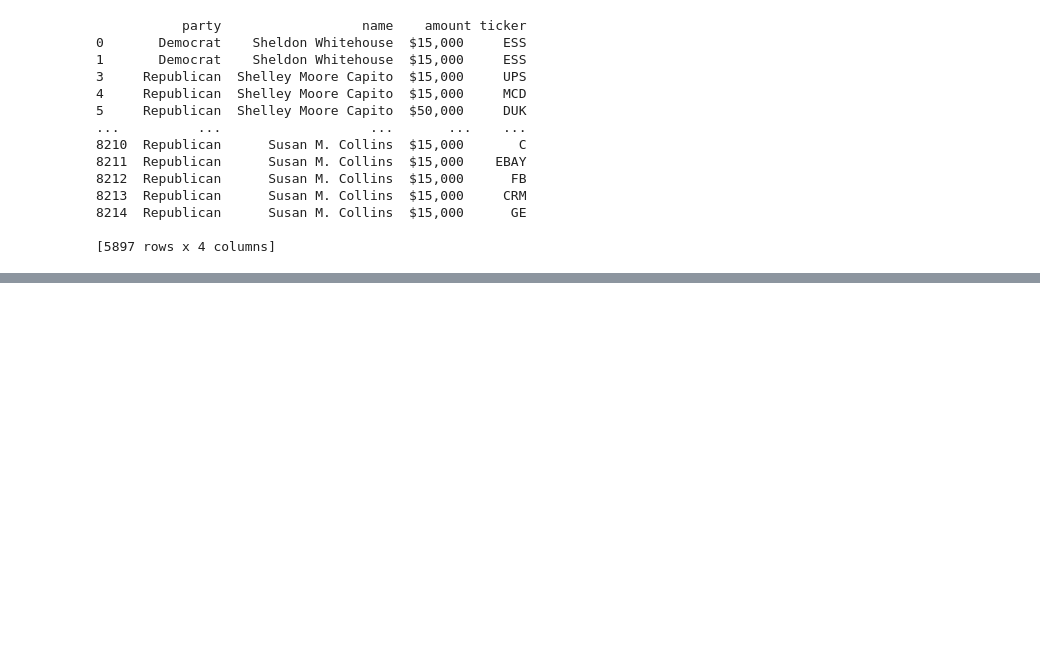
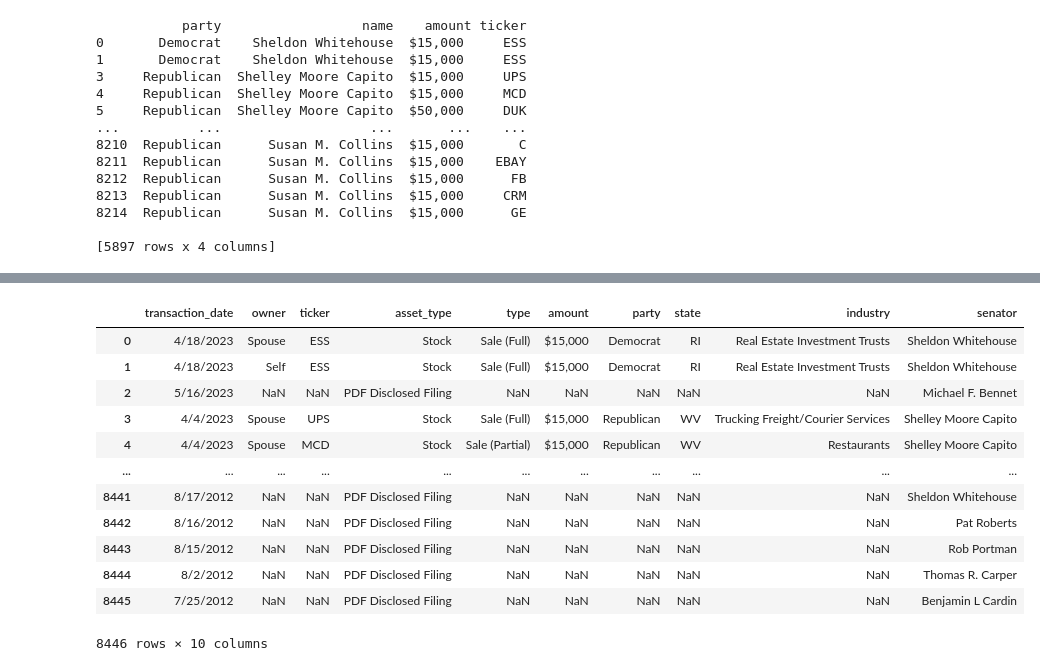
Before and after one commit to MRosan117/senator_trading_performance, a Jupyter notebook: senators.ipynb, the cells around one changed output, grey strips where cells are left out. Cells and saved outputs as stored; diff of their text form; code cells hidden in the pictures; blank space fills up the shorter version.

```diff
--- a/senators.ipynb
+++ b/senators.ipynb
@@ -158,0 +559,22 @@ bar_chart
+# %%
+# initiate csv variable
+tickers_data = "senate_stock_csv.csv"
+
+# use pandas to read csv
+tickers_data_df = pd.read_csv(tickers_data, infer_datetime_format=True, parse_dates=True)
+
+tickers_data_df
+# %% [output]
+|  | transaction_date | owner | ticker | asset_type | type | amount | party | state | industry | senator |
+| 0 | 4/18/2023 | Spouse | ESS | Stock | Sale (Full) | $15,000 | Democrat | RI | Real Estate Investment Trusts | Sheldon Whitehouse |
+| 1 | 4/18/2023 | Self | ESS | Stock | Sale (Full) | $15,000 | Democrat | RI | Real Estate Investment Trusts | Sheldon Whitehouse |
+| 2 | 5/16/2023 | NaN | NaN | PDF Disclosed Filing | NaN | NaN | NaN | NaN | NaN | Michael F. Bennet |
+| 3 | 4/4/2023 | Spouse | UPS | Stock | Sale (Full) | $15,000 | Republican | WV | Trucking Freight/Courier Services | Shelley Moore Capito |
+| 4 | 4/4/2023 | Spouse | MCD | Stock | Sale (Partial) | $15,000 | Republican | WV | Restaurants | Shelley Moore Capito |
+| ... | ... | ... | ... | ... | ... | ... | ... | ... | ... | ... |
+| 8441 | 8/17/2012 | NaN | NaN | PDF Disclosed Filing | NaN | NaN | NaN | NaN | NaN | Sheldon Whitehouse |
+| 8442 | 8/16/2012 | NaN | NaN | PDF Disclosed Filing | NaN | NaN | NaN | NaN | NaN | Pat Roberts |
+| 8443 | 8/15/2012 | NaN | NaN | PDF Disclosed Filing | NaN | NaN | NaN | NaN | NaN | Rob Portman |
+| 8444 | 8/2/2012 | NaN | NaN | PDF Disclosed Filing | NaN | NaN | NaN | NaN | NaN | Thomas R. Carper |
+| 8445 | 7/25/2012 | NaN | NaN | PDF Disclosed Filing | NaN | NaN | NaN | NaN | NaN | Benjamin L Cardin |
+8446 rows × 10 columns
```
Also changed, not shown: parts of 53 cells of this notebook, 9 other files.
